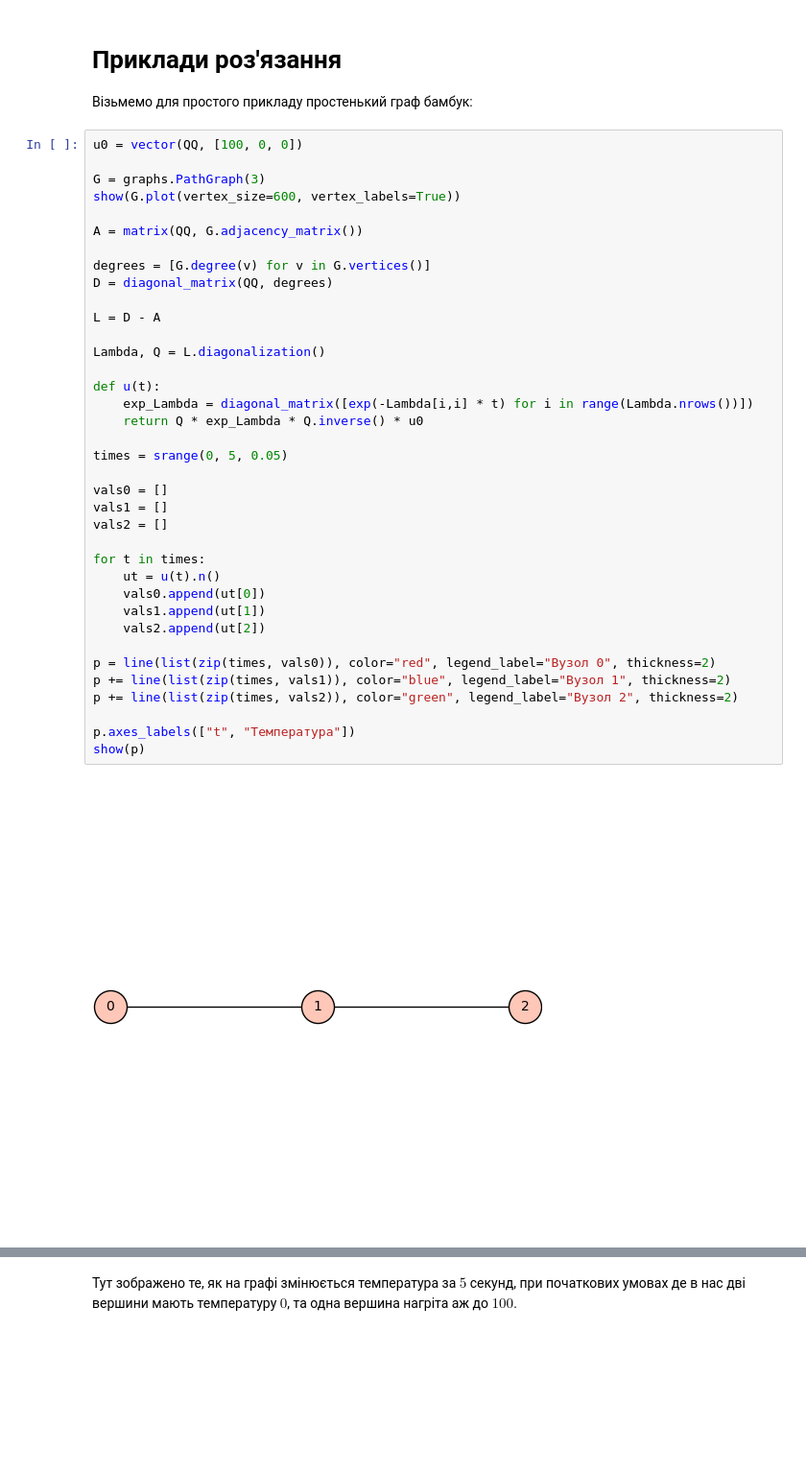
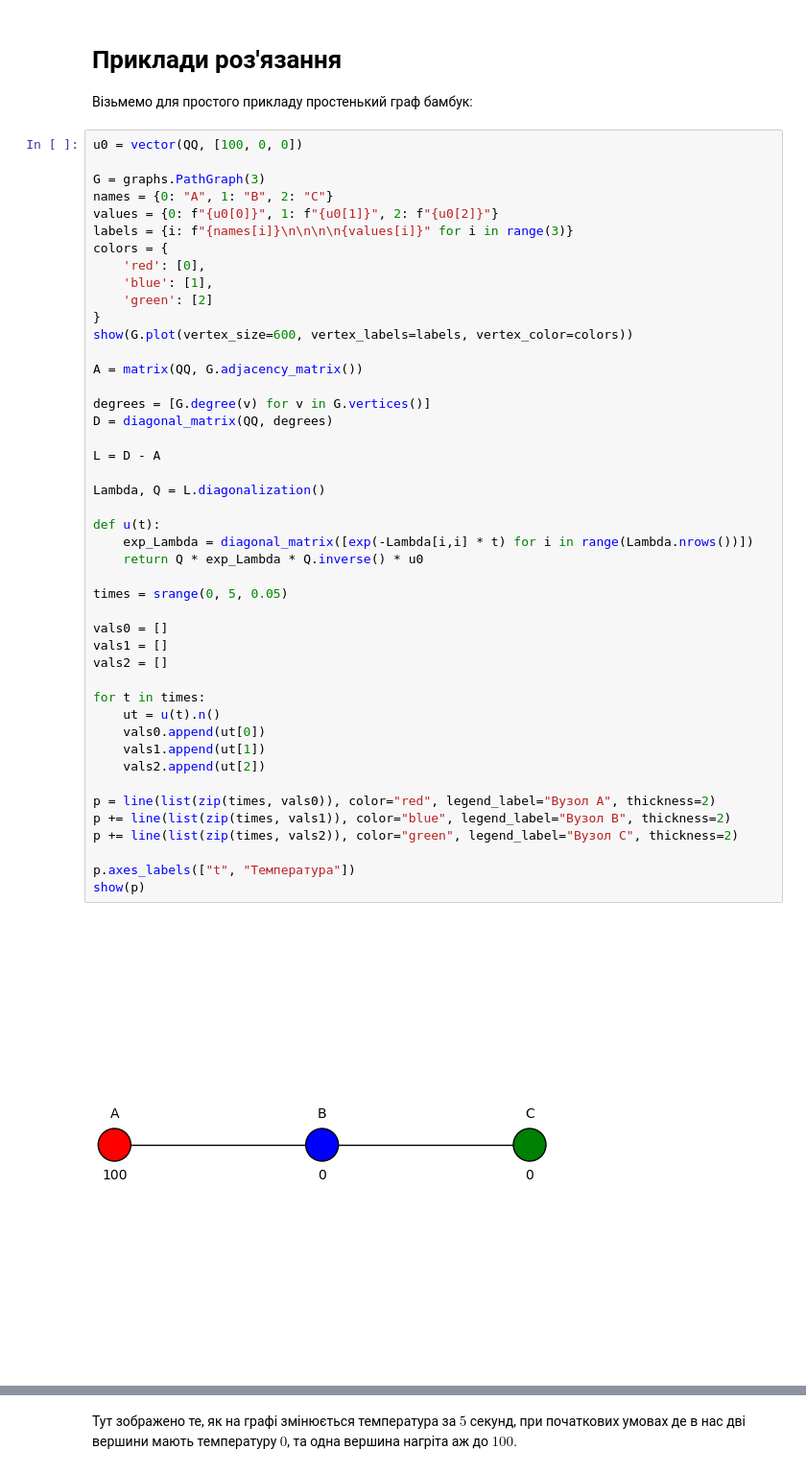
Before and after one commit to myyukhman/Pair-Project, a Jupyter notebook: Example.ipynb, the cells around one changed output, grey strips where cells are left out. Shown at 96% size. Drawn from its saved outputs; the diff is of its cells as text; blank space fills up the shorter version.

Commit message:
fixed mistake: u(t)->u(0), made the first example graph more appealing

```diff
--- a/Example.ipynb
+++ b/Example.ipynb
@@ -5,41 +5,49 @@
 u0 = vector(QQ, [100, 0, 0])
 
 G = graphs.PathGraph(3)
-show(G.plot(vertex_size=600, vertex_labels=True))
+names = {0: "A", 1: "B", 2: "C"}
+values = {0: f"{u0[0]}", 1: f"{u0[1]}", 2: f"{u0[2]}"}
+labels = {i: f"{names[i]}\n\n\n\n{values[i]}" for i in range(3)}
+colors = {
+    'red': [0],
+    'blue': [1],
+    'green': [2]
+}
+show(G.plot(vertex_size=600, vertex_labels=labels, vertex_color=colors))
 
 A = matrix(QQ, G.adjacency_matrix())
 
 degrees = [G.degree(v) for v in G.vertices()]
 D = diagonal_matrix(QQ, degrees)
 
 L = D - A
 
 Lambda, Q = L.diagonalization()
 
 def u(t):
     exp_Lambda = diagonal_matrix([exp(-Lambda[i,i] * t) for i in range(Lambda.nrows())])
     return Q * exp_Lambda * Q.inverse() * u0
 
 times = srange(0, 5, 0.05)
 
 vals0 = []
 vals1 = []
 vals2 = []
 
 for t in times:
     ut = u(t).n()
     vals0.append(ut[0])
     vals1.append(ut[1])
     vals2.append(ut[2])
 
-p = line(list(zip(times, vals0)), color="red", legend_label="Вузол 0", thickness=2)
-p += line(list(zip(times, vals1)), color="blue", legend_label="Вузол 1", thickness=2)
-p += line(list(zip(times, vals2)), color="green", legend_label="Вузол 2", thickness=2)
+p = line(list(zip(times, vals0)), color="red", legend_label="Вузол A", thickness=2)
+p += line(list(zip(times, vals1)), color="blue", legend_label="Вузол B", thickness=2)
+p += line(list(zip(times, vals2)), color="green", legend_label="Вузол C", thickness=2)
 
 p.axes_labels(["t", "Температура"])
 show(p)
 # %% [output]
-[figure, old version]
+[figure, new version]
 [figure]
 # %% [markdown]
 Тут зображено те, як на графі змінюється температура за $5$ секунд, при початкових умовах де в нас дві вершини мають температуру $0$, та одна вершина нагріта аж до $100$.
```
